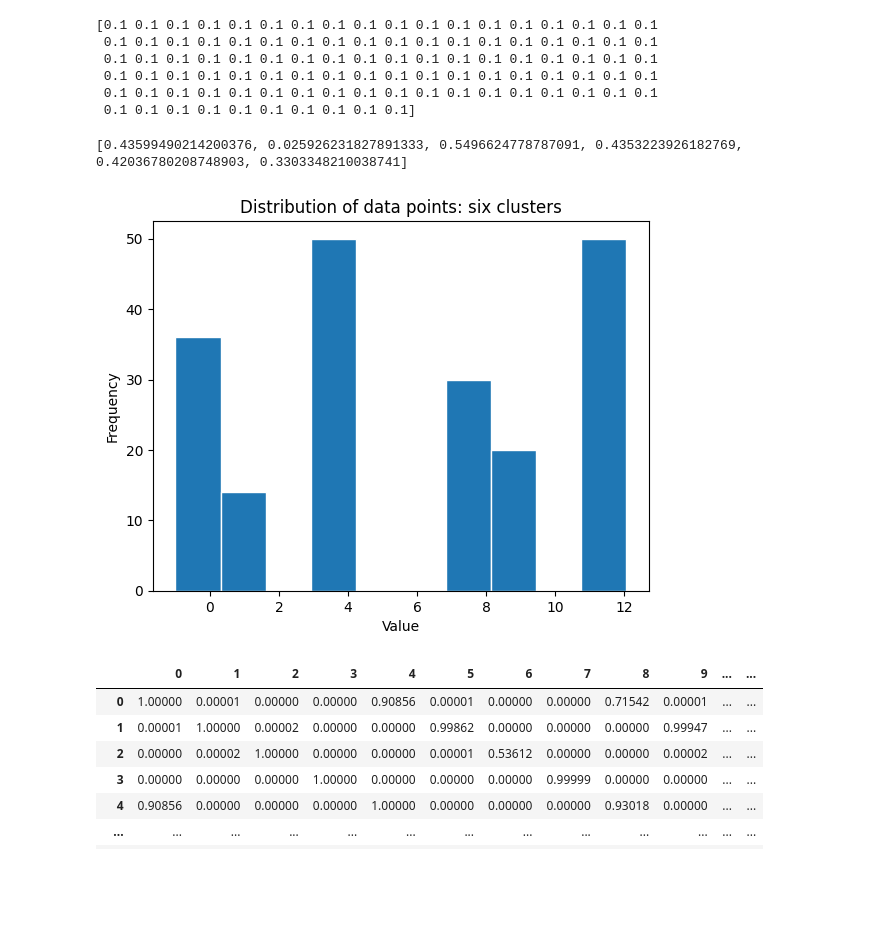
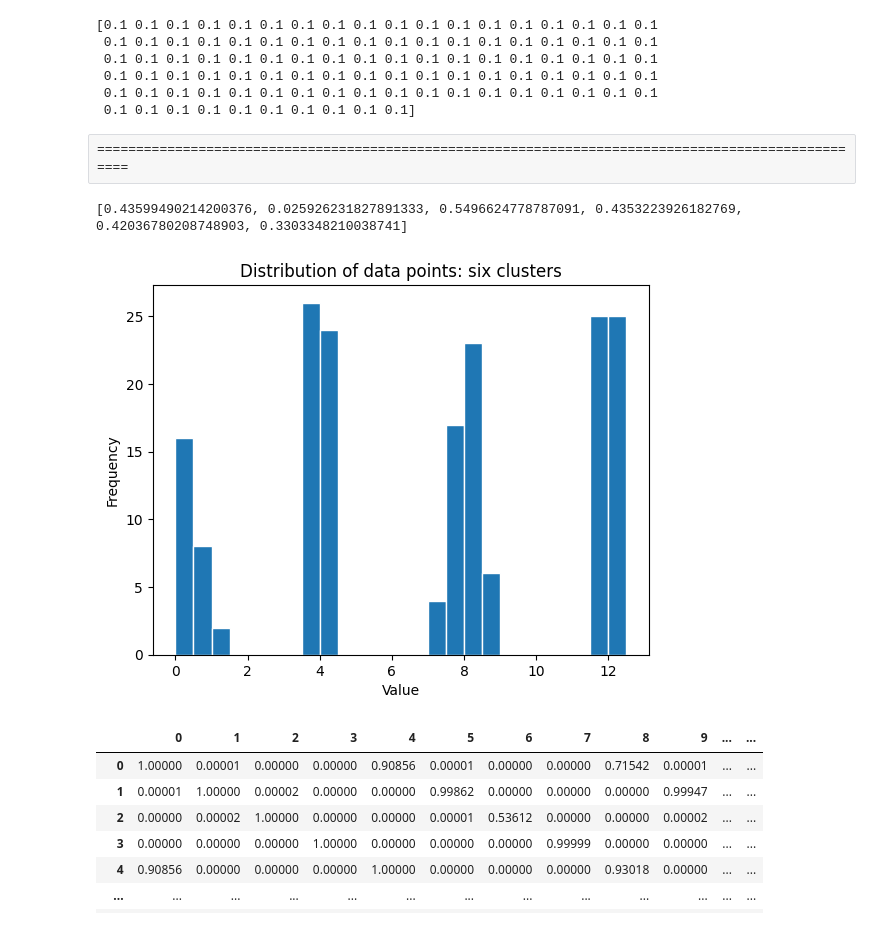
Before and after one commit to 24shiny/Spectral_clustering, a Jupyter notebook: p10_diagonal_regulation.ipynb, the cells around one changed output. Cells and saved outputs as stored; diff of their text form; code cells hidden in the pictures; blank space fills up the shorter version.

```diff
--- a/p10_diagonal_regulation.ipynb
+++ b/p10_diagonal_regulation.ipynb
@@ -214,26 +214,28 @@ print(L_vector[:,0]) # constant vector
  0.1 0.1 0.1 0.1 0.1 0.1 0.1 0.1 0.1 0.1 0.1 0.1 0.1 0.1 0.1 0.1 0.1 0.1
  0.1 0.1 0.1 0.1 0.1 0.1 0.1 0.1 0.1 0.1 0.1 0.1 0.1 0.1 0.1 0.1 0.1 0.1
  0.1 0.1 0.1 0.1 0.1 0.1 0.1 0.1 0.1 0.1]
+# %% [raw]
+====================================================================================================
 # %%
 # create points whose values are set between -1 and 1 at random - Pearson correlation coefficient
 x = []
 np.random.seed(10)
 for i in range(50):
     x.append(round(rd.normal(loc=0, scale=c_std[0]),5))
     x.append(round(rd.normal(loc=4, scale=c_std[1]),5))
     x.append(round(rd.normal(loc=8, scale=c_std[0]),5))
     x.append(round(rd.normal(loc=12, scale=c_std[1]),5))
 
 print(c_std)
 
-plt.hist(x, edgecolor='white')
+plt.hist(x, bins=np.arange(0, 13, 0.5), edgecolor='white')
 plt.xlabel('Value')
 plt.ylabel('Frequency')
 plt.title('Distribution of data points: six clusters')
 plt.show()
 # %% [output]
 [0.43599490214200376, 0.025926231827891333, 0.5496624778787091, 0.4353223926182769, 0.42036780208748903, 0.3303348210038741]
-[figure, old version]
+[figure, new version]
 # %%
 # To calculate weights according to the Gaussian similarity function
 # transversing the upper triangular part of x_df is just enought
```
Also changed, not shown: parts of 3 cells of this notebook.
